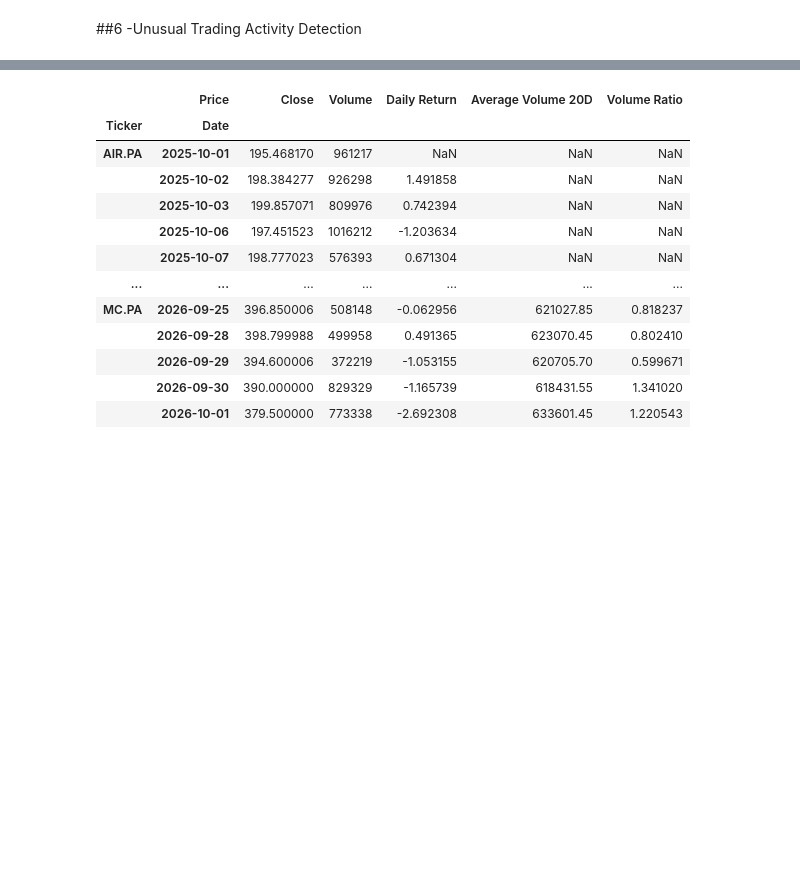
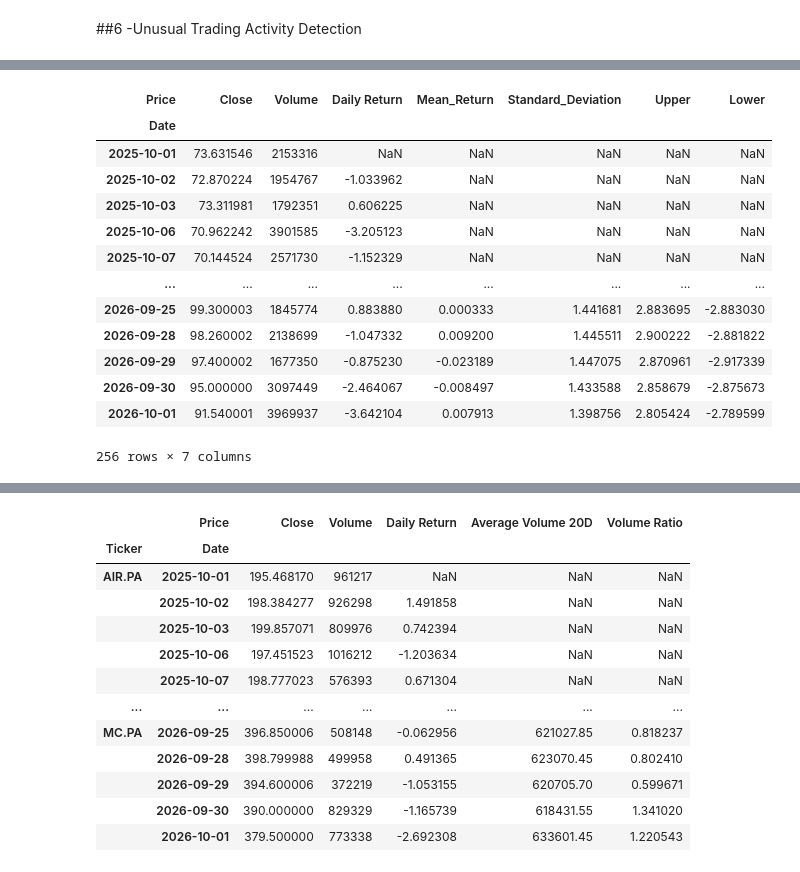
Before and after one commit to plnmrnk/market-activity-anomaly-detector, a Jupyter notebook: market_activity_anomaly_monitor_v0.ipynb, the cells around one changed output, grey strips where cells are left out. Drawn from its saved outputs; the diff is of its cells as text; code cells hidden in the pictures; blank space fills up the shorter version.

```diff
--- a/market_activity_anomaly_monitor_v0.ipynb
+++ b/market_activity_anomaly_monitor_v0.ipynb
@@ -183,0 +190,24 @@ price_anomalies
+# %%
+bnpp_test = stocks_clean.loc[('BNP.PA'), :]
+
+bnpp_test = bnpp_test.assign(Mean_Return = mean_return.loc[('BNP.PA'), :],
+                 Standard_Deviation = std_return.loc[('BNP.PA'), :],
+                 Upper = upper_threshold.loc[('BNP.PA'), :],
+                 Lower = lower_threshold.loc[('BNP.PA'), :])
+
+bnpp_test
+# %% [output]
+| Price | Close | Volume | Daily Return | Mean_Return | Standard_Deviation | Upper | Lower |
+| Date |  |  |  |  |  |  |  |
+| 2025-10-01 | 73.631546 | 2153316 | NaN | NaN | NaN | NaN | NaN |
+| 2025-10-02 | 72.870224 | 1954767 | -1.033962 | NaN | NaN | NaN | NaN |
+| 2025-10-03 | 73.311981 | 1792351 | 0.606225 | NaN | NaN | NaN | NaN |
+| 2025-10-06 | 70.962242 | 3901585 | -3.205123 | NaN | NaN | NaN | NaN |
+| 2025-10-07 | 70.144524 | 2571730 | -1.152329 | NaN | NaN | NaN | NaN |
+| ... | ... | ... | ... | ... | ... | ... | ... |
+| 2026-09-25 | 99.300003 | 1845774 | 0.883880 | 0.000333 | 1.441681 | 2.883695 | -2.883030 |
+| 2026-09-28 | 98.260002 | 2138699 | -1.047332 | 0.009200 | 1.445511 | 2.900222 | -2.881822 |
+| 2026-09-29 | 97.400002 | 1677350 | -0.875230 | -0.023189 | 1.447075 | 2.870961 | -2.917339 |
+| 2026-09-30 | 95.000000 | 3097449 | -2.464067 | -0.008497 | 1.433588 | 2.858679 | -2.875673 |
+| 2026-10-01 | 91.540001 | 3969937 | -3.642104 | 0.007913 | 1.398756 | 2.805424 | -2.789599 |
+256 rows × 7 columns
```
Also changed, not shown: parts of 33 cells of this notebook.
